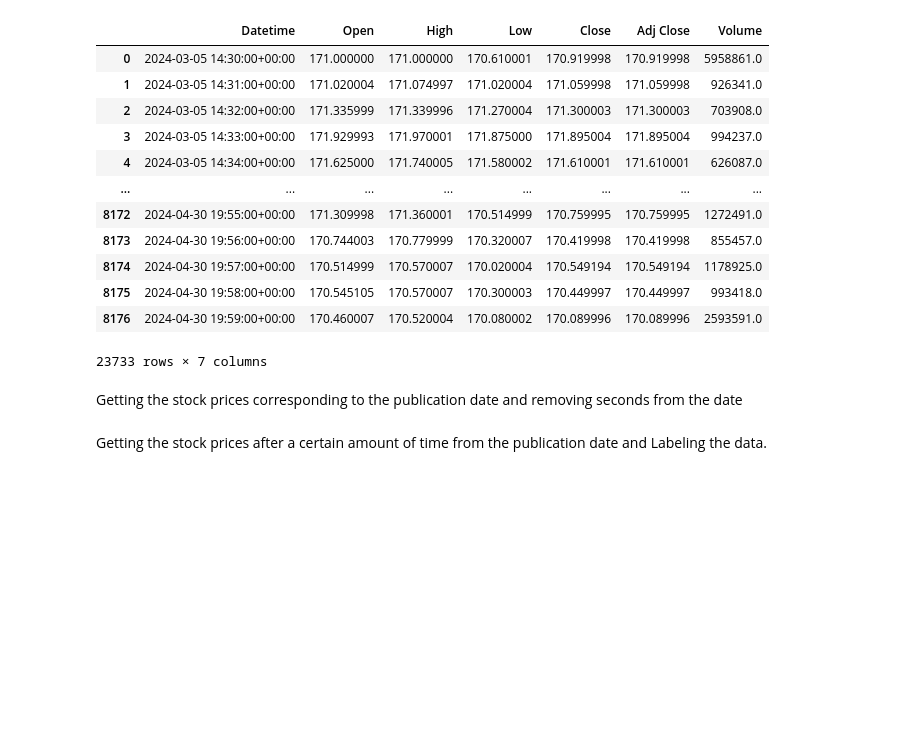
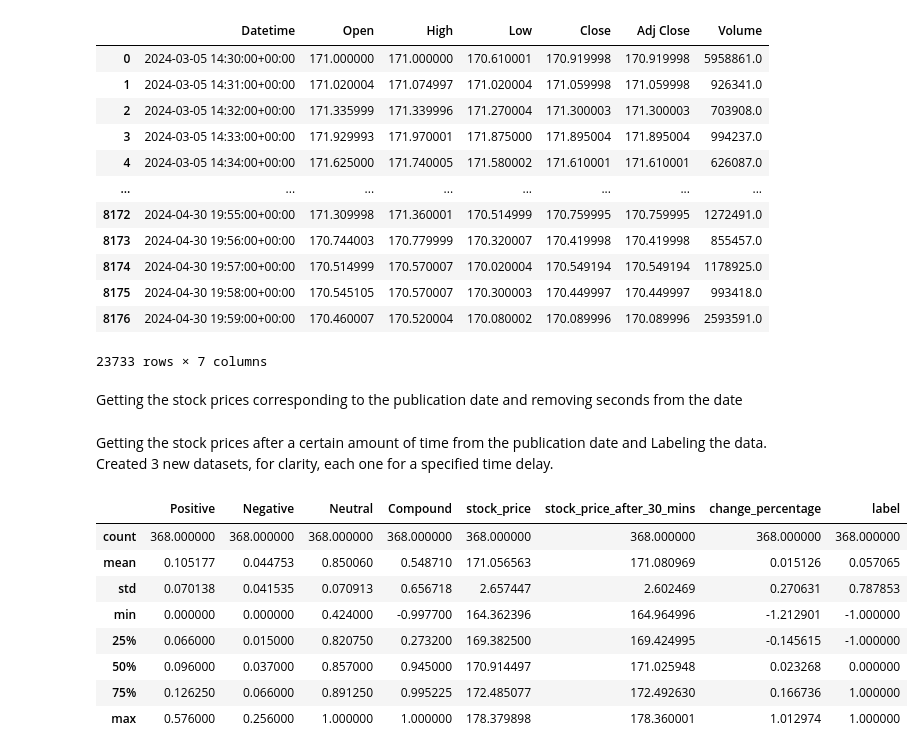
Before and after one commit to joudabihaidar/MarketMind, a Jupyter notebook: notebooks/labeling.ipynb, the cells around one changed output. Drawn from its saved outputs; the diff is of its cells as text; code cells hidden in the pictures; blank space fills up the shorter version.

```diff
--- a/notebooks/labeling.ipynb
+++ b/notebooks/labeling.ipynb
@@ -211,8 +211,8 @@ def label(df,time,down,up):
             labels.append(-1)
         else:
             labels.append(0)
-    df[f'change_percentage_{time}']=change_percentages
-    df[f'label_{time}']=labels
+    df[f'change_percentage']=change_percentages
+    df[f'label']=labels
     return df
 # %% [markdown]
 Creating a CSV file
@@ -297,7 +297,8 @@ News=removeSeconds(News)
 # Adding the stock prices corresponding to the publication date:
 News=addStockPrices(stockPrices,News)
 # %% [markdown]
-Getting the stock prices after a certain amount of time from the publication date and Labeling the data.
+Getting the stock prices after a certain amount of time from the publication date and Labeling the data.<br>
+Created 3 new datasets, for clarity, each one for a specified time delay.
 # %%
 # Adding stock prices after 30 minutes of the publication date:
 after_30_mins=addStockPricesAfter(stockPrices,News,30)
@@ -318,3 +314,15 @@ after_6_hours.to_csv(r'..\data\stockPrices\stock_prices_after_6_hours.csv',index
 after_1_day=addStockPricesAfter(stockPrices,News,1440)
 after_1_day=label(after_1_day,1440,-0.1,0.1)
 after_1_day.to_csv(r'..\data\stockPrices\stock_prices_after_1_day.csv',index=False)
+# %%
+after_30_mins.describe()
+# %% [output]
+|  | Positive | Negative | Neutral | Compound | stock_price | stock_price_after_30_mins | change_percentage | label |
+| count | 368.000000 | 368.000000 | 368.000000 | 368.000000 | 368.000000 | 368.000000 | 368.000000 | 368.000000 |
+| mean | 0.105177 | 0.044753 | 0.850060 | 0.548710 | 171.056563 | 171.080969 | 0.015126 | 0.057065 |
+| std | 0.070138 | 0.041535 | 0.070913 | 0.656718 | 2.657447 | 2.602469 | 0.270631 | 0.787853 |
+| min | 0.000000 | 0.000000 | 0.424000 | -0.997700 | 164.362396 | 164.964996 | -1.212901 | -1.000000 |
+| 25% | 0.066000 | 0.015000 | 0.820750 | 0.273200 | 169.382500 | 169.424995 | -0.145615 | -1.000000 |
+| 50% | 0.096000 | 0.037000 | 0.857000 | 0.945000 | 170.914497 | 171.025948 | 0.023268 | 0.000000 |
+| 75% | 0.126250 | 0.066000 | 0.891250 | 0.995225 | 172.485077 | 172.492630 | 0.166736 | 1.000000 |
+| max | 0.576000 | 0.256000 | 1.000000 | 1.000000 | 178.379898 | 178.360001 | 1.012974 | 1.000000 |
```
Also changed, not shown: parts of 6 cells of this notebook, 4 other files.
